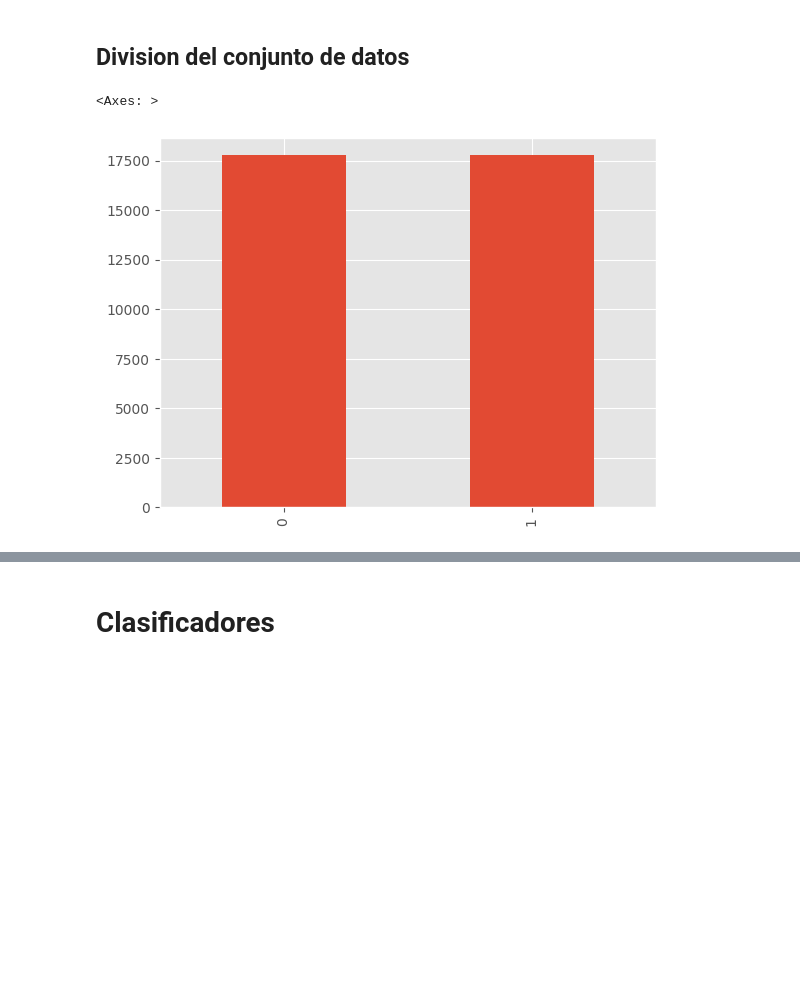
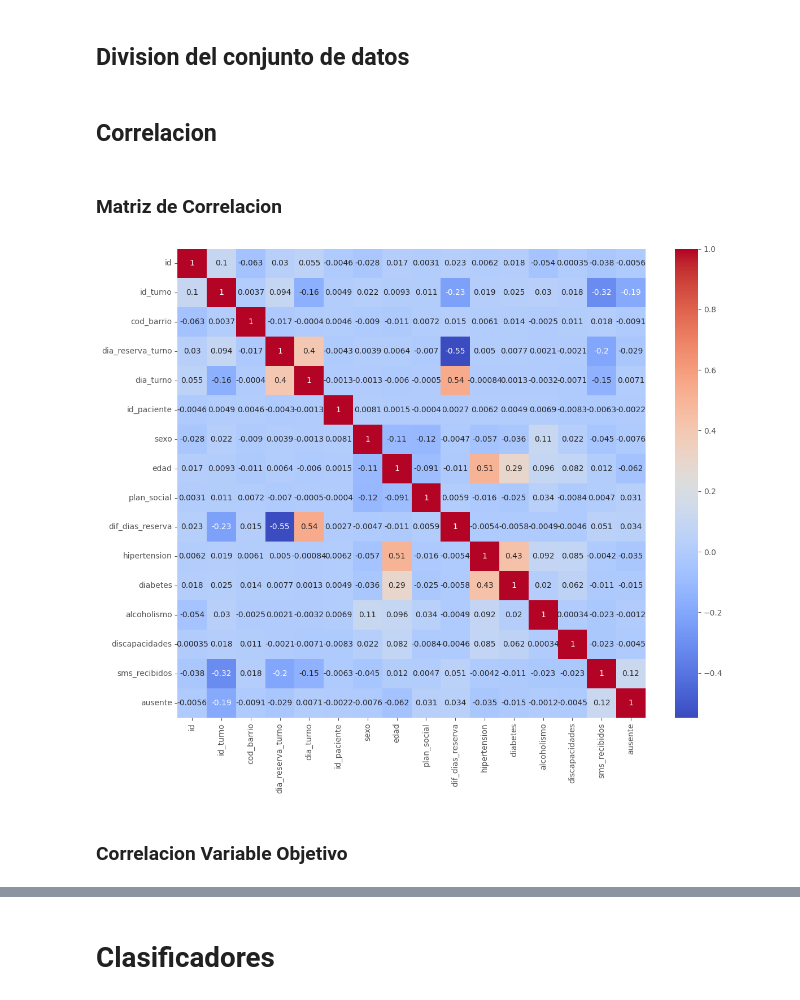
Before and after one commit to LucasMirandaD/Gestion-de-Datos, a Jupyter notebook: LM_Competencia_Ausentismo.ipynb, the cells around one changed output, grey strips where cells are left out. Drawn from its saved outputs; the diff is of its cells as text; code cells hidden in the pictures; blank space fills up the shorter version.

Commit message:
Correlacion y Mejoras de GaussianNB

```diff
--- a/LM_Competencia_Ausentismo.ipynb
+++ b/LM_Competencia_Ausentismo.ipynb
@@ -300,8 +307,29 @@ X_train, X_test, y_train, y_test = train_test_split(X, y,test_size=0.3,random_st
 # # UnderSampler
 # X_train=X_train_resampled
 # y_train=y_train_resampled
-# %%
-datos_subsampled.ausente.value_counts().plot(kind='bar')
-# %% [output]
-<Axes: >
-[figure, removed]
+# %% [markdown]
+## Correlacion
+# %% [markdown]
+### Matriz de Correlacion
+# %%
+import seaborn as sns
+import matplotlib.pyplot as plt
+
+# Calcula la matriz de correlación
+correlation_matrix = datos.corr()
+
+# Ajusta el tamaño de la figura
+plt.figure(figsize=(12, 10))
+
+# Crea el mapa de calor
+sns.heatmap(correlation_matrix, annot=True, cmap="coolwarm")
+
+# Ajusta la disposición de los elementos en la figura
+plt.tight_layout()
+
+# Muestra el mapa de calor
+plt.show()
+# %% [output]
+[figure, added]
+# %% [markdown]
+### Correlacion Variable Objetivo
```
Also changed, not shown: parts of 34 cells of this notebook.
